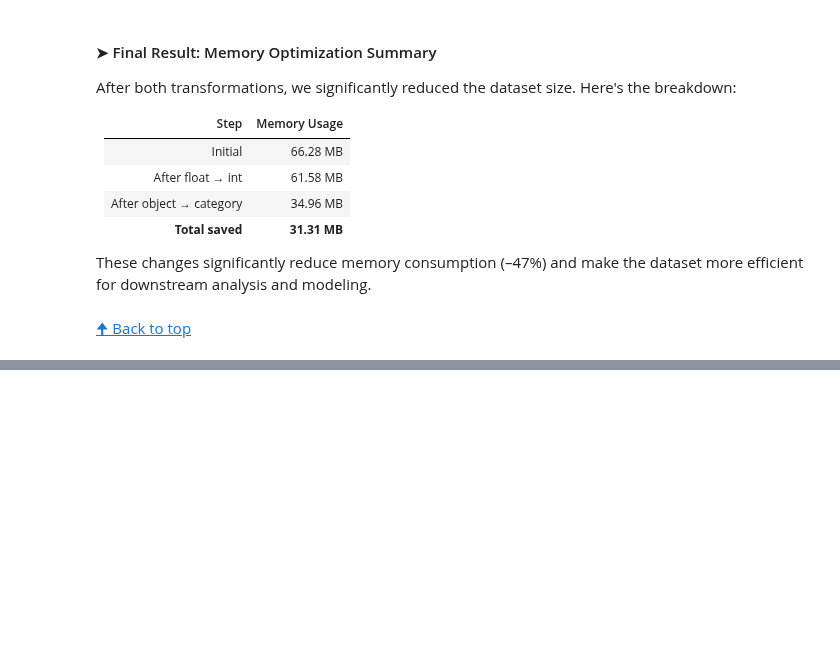
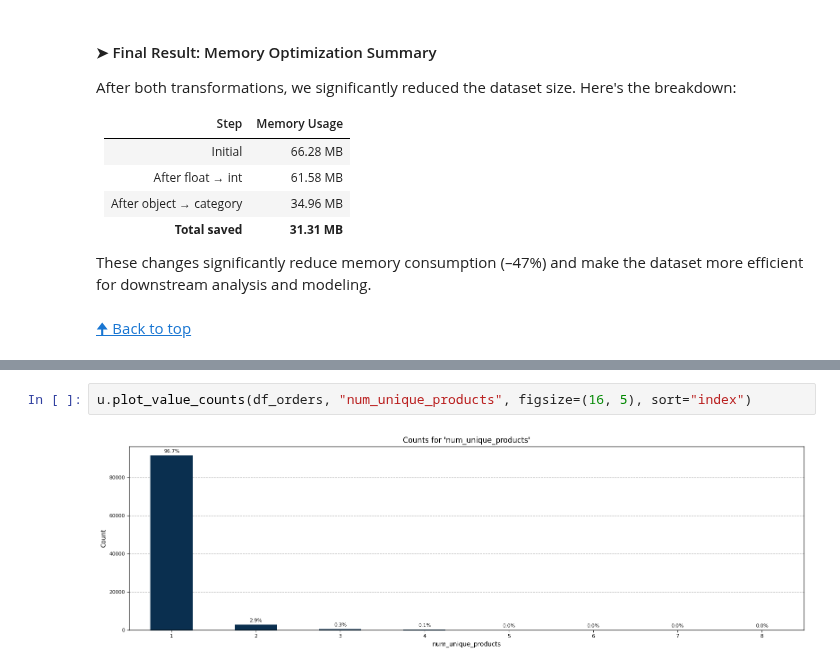
Before and after one commit to OlesyaEvseeva/customer-satisfaction-ecommerce, a Jupyter notebook: notebooks/02_data_integration_preprocessing.ipynb, the cells around one changed output, grey strips where cells are left out. Cells and saved outputs as stored; diff of their text form; blank space fills up the shorter version.

```diff
--- a/notebooks/02_data_integration_preprocessing.ipynb
+++ b/notebooks/02_data_integration_preprocessing.ipynb
@@ -845,0 +858,4 @@ These changes significantly reduce memory consumption (–47%) and make the data
+# %%
+u.plot_value_counts(df_orders, "num_unique_products", figsize=(16, 5), sort="index")
+# %% [output]
+[figure, added]
```
Also changed, not shown: parts of 9 cells of this notebook.
